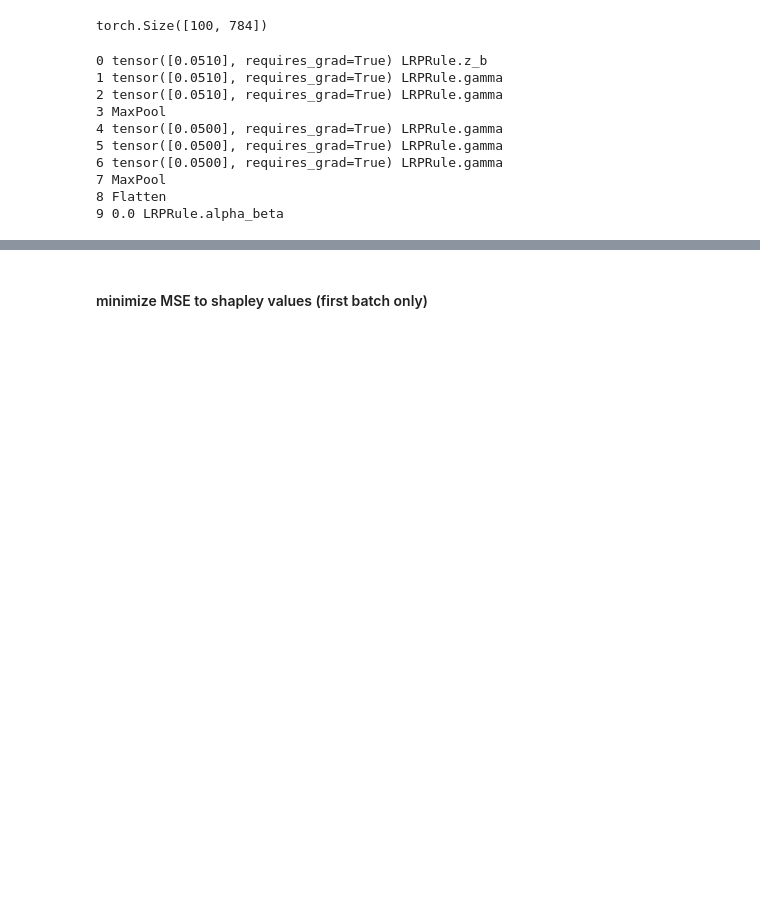
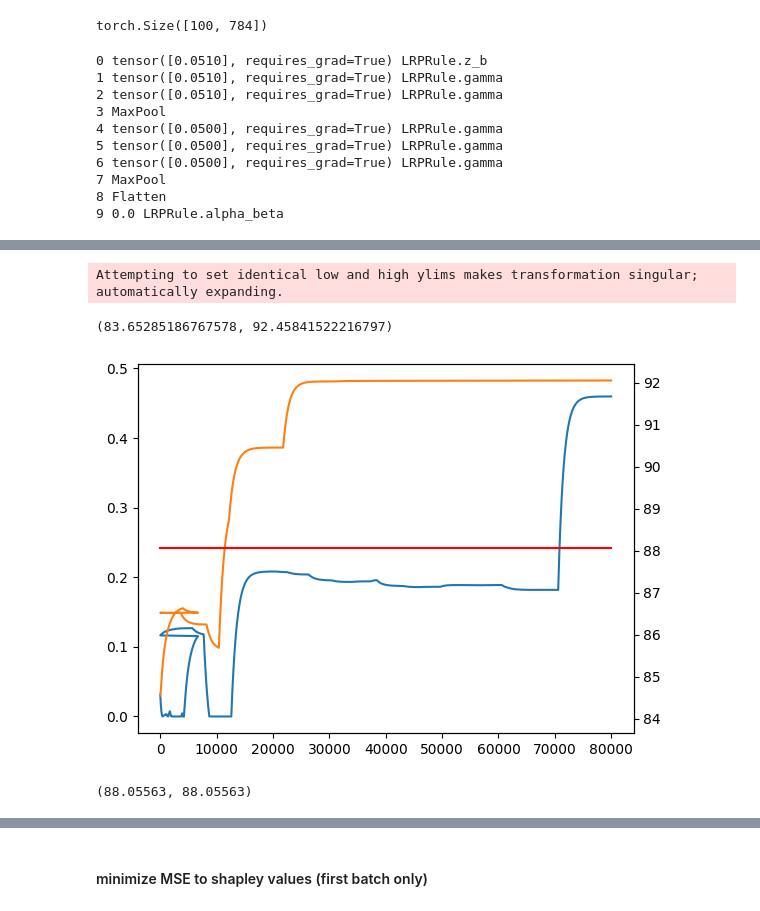
Before and after one commit to johannesmaess/investigation, a Jupyter notebook: shap-approximating-with-lrp-kessel.ipynb, the cells around one changed output, grey strips where cells are left out. Cells and saved outputs as stored; diff of their text form; code cells hidden in the pictures; blank space fills up the shorter version.

```diff
--- a/shap-approximating-with-lrp-kessel.ipynb
+++ b/shap-approximating-with-lrp-kessel.ipynb
@@ -320,0 +369,19 @@ for i in tqdm(range(n_epochs)):
+# %%
+tag = 'results__SGD_shap__all_batches__MAE_v1'
+# save_data('d3', tag, (gammas, gammas_t, errs, errs_t))
+
+gs, gs_t, es, es_t = load_data('d3', tag)
+
+fig, ax = plt.subplots()
+ax.plot(gs_t, gs)
+ax2 = ax.twinx()
+ax2.plot(es_t, es, c='r')
+ax2.set_ylim((min(es), max(es)))
+# %% [output]
+Attempting to set identical low and high ylims makes transformation singular; automatically expanding.
+(83.65285186767578, 92.45841522216797)
+[figure, added]
+# %%
+(min(es), max(es))
+# %% [output]
+(88.05563, 88.05563)
```
Also changed, not shown: parts of 41 cells of this notebook, 6 other files.
